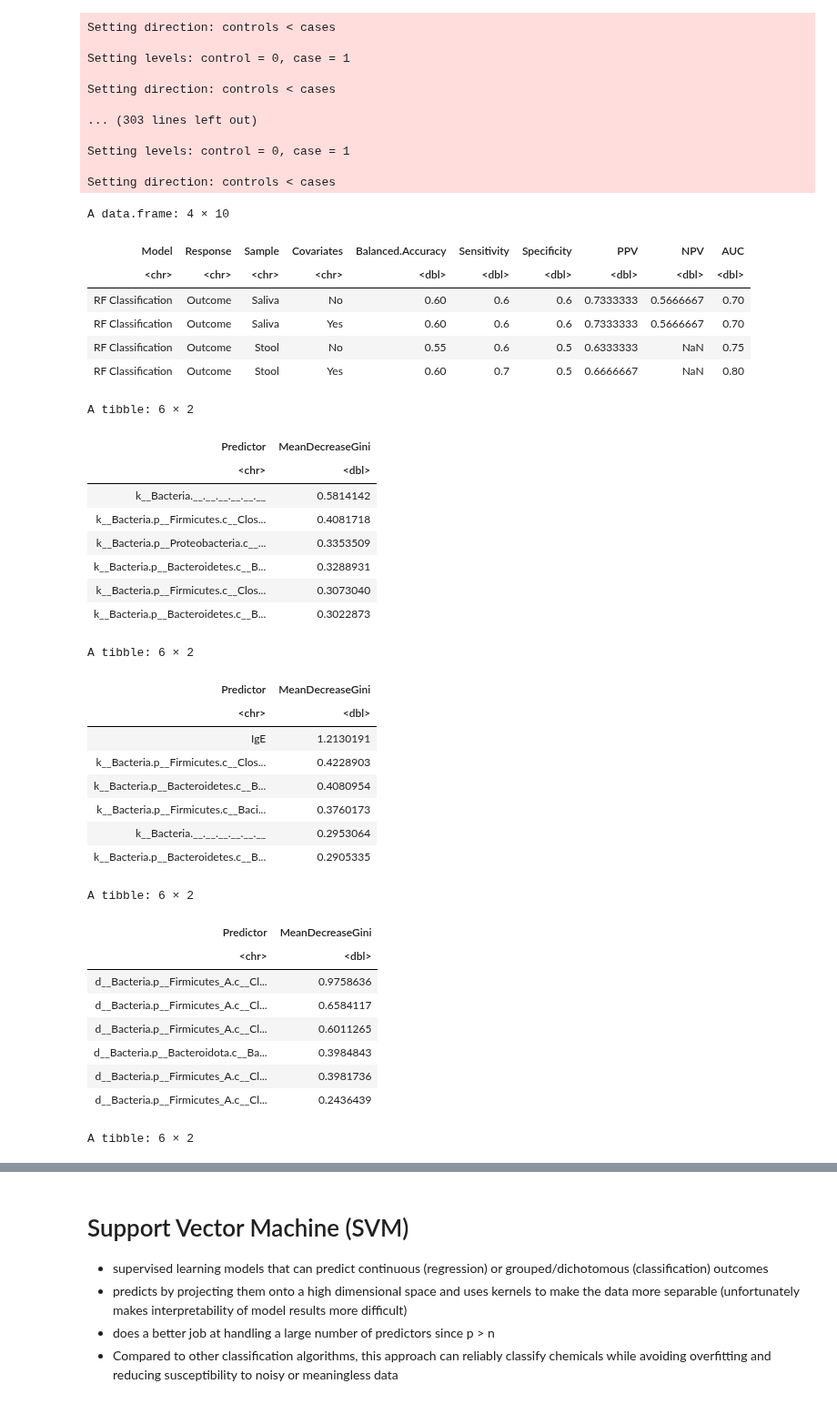
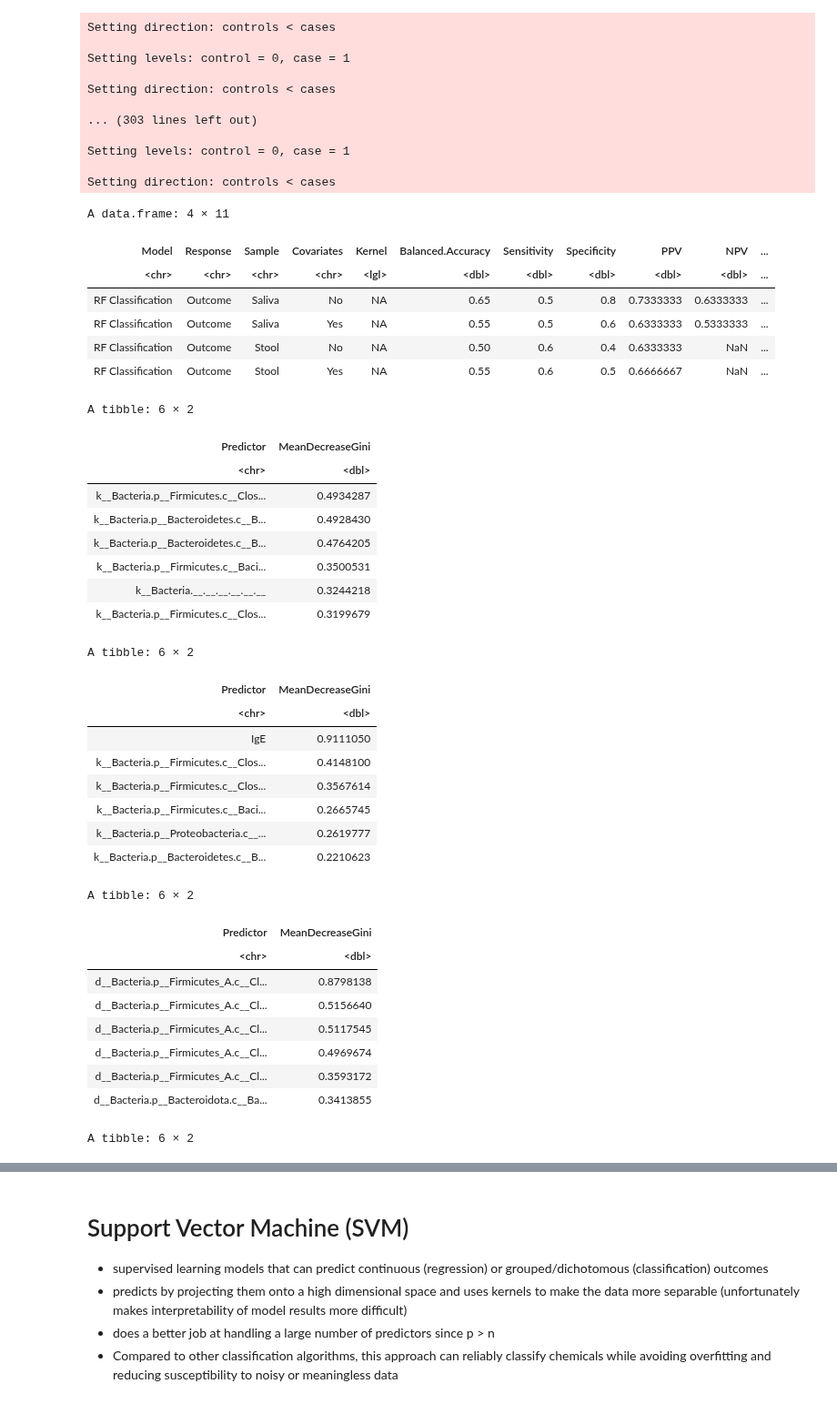
Before and after one commit to Ragerlab/P1013.-Microbiome-Peanut-Allergy, a Jupyter notebook: 4. ML Prediction/Outcome & IgE Prediction.ipynb, the cells around one changed output, grey strips where cells are left out. Shown at 91% size. Saved outputs shown, nothing was run; the diff lists cells and outputs as text; code cells hidden in the pictures.

```diff
--- a/4. ML Prediction/Outcome & IgE Prediction.ipynb
+++ b/4. ML Prediction/Outcome & IgE Prediction.ipynb
@@ -56,7 +56,7 @@ Using supervised ML to see if the outcome can be predicted using global microbio
 # %%
 combined_saliva_df = saliva_df %>%
     # normalizing
-    mutate(across(10:ncol(saliva_df), ~ log(.x + 1))) %>%
+    mutate(across(10:ncol(saliva_df), ~ log(.x + 2))) %>%
     # removing those failed the IgE protein
     filter(IgE_Binarized != 'Fail') %>%
     # ended up reassinging 'DS' to 'F' due to small sample size
@@ -64,7 +64,7 @@ combined_saliva_df = saliva_df %>%
            IgE_Binarized = relevel(factor(ifelse(IgE_Binarized == 'Low', 0, 1)), ref = "0"))
 
 combined_stool_df = stool_df  %>%
-    mutate(across(11:ncol(stool_df), ~ log(.x + 1))) %>%
+    mutate(across(11:ncol(stool_df), ~ log(.x + 2))) %>%
     filter(IgE_Binarized != 'Fail') %>%
     mutate(Outcome = relevel(factor(ifelse(Outcome %in% 'SU', 1, 0)), ref = "0"),
            IgE_Binarized = relevel(factor(ifelse(IgE_Binarized == 'Low', 0, 1)), ref = "0"))
@@ -342,52 +342,52 @@ Setting direction: controls < cases
 # %%
 # viewing results
 rf_confusion_matrix_bl = data.frame(Model = c(rep(c("RF Classification"), times = 4)),
                                  Response = c(rep(c("Outcome"), times = 4)),
                                  Sample = c(rep(c("Saliva"), times = 2), rep(c("Stool"), times = 2)),
-                                 Covariates = c(rep(c("No", "Yes"), times = 2)), rbind(rf_values_bl_saliva[[2]],
+                                 Covariates = c(rep(c("No", "Yes"), times = 2)), Kernel = NA, rbind(rf_values_bl_saliva[[2]],
                                 rf_values_bl_saliva_covariates[[2]], rf_values_bl_stool[[2]], rf_values_bl_stool_covariates[[2]]))
 rf_confusion_matrix_bl
 
 # viewing most significant features
 head(rf_values_bl_saliva[[3]])
 head(rf_values_bl_saliva_covariates[[3]])
 head(rf_values_bl_stool[[3]])
 head(rf_values_bl_stool_covariates[[3]])
 # %% [output]
-A data.frame: 4 × 10
+A data.frame: 4 × 11
-| Model | Response | Sample | Covariates | Balanced.Accuracy | Sensitivity | Specificity | PPV | NPV | AUC |
-| <chr> | <chr> | <chr> | <chr> | <dbl> | <dbl> | <dbl> | <dbl> | <dbl> | <dbl> |
-| RF Classification | Outcome | Saliva | No | 0.60 | 0.6 | 0.6 | 0.7333333 | 0.5666667 | 0.70 |
-| RF Classification | Outcome | Saliva | Yes | 0.60 | 0.6 | 0.6 | 0.7333333 | 0.5666667 | 0.70 |
-| RF Classification | Outcome | Stool | No | 0.55 | 0.6 | 0.5 | 0.6333333 | NaN | 0.75 |
-| RF Classification | Outcome | Stool | Yes | 0.60 | 0.7 | 0.5 | 0.6666667 | NaN | 0.80 |
+| Model | Response | Sample | Covariates | Kernel | Balanced.Accuracy | Sensitivity | Specificity | PPV | NPV | ... |
+| <chr> | <chr> | <chr> | <chr> | <lgl> | <dbl> | <dbl> | <dbl> | <dbl> | <dbl> | ... |
+| RF Classification | Outcome | Saliva | No | NA | 0.65 | 0.5 | 0.8 | 0.7333333 | 0.6333333 | ... |
+| RF Classification | Outcome | Saliva | Yes | NA | 0.55 | 0.5 | 0.6 | 0.6333333 | 0.5333333 | ... |
+| RF Classification | Outcome | Stool | No | NA | 0.50 | 0.6 | 0.4 | 0.6333333 | NaN | ... |
+| RF Classification | Outcome | Stool | Yes | NA | 0.55 | 0.6 | 0.5 | 0.6666667 | NaN | ... |
 A tibble: 6 × 2
 | Predictor | MeanDecreaseGini |
 | <chr> | <dbl> |
-| k__Bacteria.__.__.__.__.__.__ | 0.5814142 |
-| k__Bacteria.p__Firmicutes.c__Clos... | 0.4081718 |
-| k__Bacteria.p__Proteobacteria.c__... | 0.3353509 |
-| k__Bacteria.p__Bacteroidetes.c__B... | 0.3288931 |
-| k__Bacteria.p__Firmicutes.c__Clos... | 0.3073040 |
-| k__Bacteria.p__Bacteroidetes.c__B... | 0.3022873 |
+| k__Bacteria.p__Firmicutes.c__Clos... | 0.4934287 |
+| k__Bacteria.p__Bacteroidetes.c__B... | 0.4928430 |
+| k__Bacteria.p__Bacteroidetes.c__B... | 0.4764205 |
+| k__Bacteria.p__Firmicutes.c__Baci... | 0.3500531 |
+| k__Bacteria.__.__.__.__.__.__ | 0.3244218 |
+| k__Bacteria.p__Firmicutes.c__Clos... | 0.3199679 |
 A tibble: 6 × 2
 | Predictor | MeanDecreaseGini |
 | <chr> | <dbl> |
-| IgE | 1.2130191 |
-| k__Bacteria.p__Firmicutes.c__Clos... | 0.4228903 |
-| k__Bacteria.p__Bacteroidetes.c__B... | 0.4080954 |
-| k__Bacteria.p__Firmicutes.c__Baci... | 0.3760173 |
-| k__Bacteria.__.__.__.__.__.__ | 0.2953064 |
-| k__Bacteria.p__Bacteroidetes.c__B... | 0.2905335 |
+| IgE | 0.9111050 |
+| k__Bacteria.p__Firmicutes.c__Clos... | 0.4148100 |
+| k__Bacteria.p__Firmicutes.c__Clos... | 0.3567614 |
+| k__Bacteria.p__Firmicutes.c__Baci... | 0.2665745 |
+| k__Bacteria.p__Proteobacteria.c__... | 0.2619777 |
+| k__Bacteria.p__Bacteroidetes.c__B... | 0.2210623 |
 A tibble: 6 × 2
 | Predictor | MeanDecreaseGini |
 | <chr> | <dbl> |
-| d__Bacteria.p__Firmicutes_A.c__Cl... | 0.9758636 |
-| d__Bacteria.p__Firmicutes_A.c__Cl... | 0.6584117 |
-| d__Bacteria.p__Firmicutes_A.c__Cl... | 0.6011265 |
-| d__Bacteria.p__Bacteroidota.c__Ba... | 0.3984843 |
-| d__Bacteria.p__Firmicutes_A.c__Cl... | 0.3981736 |
-| d__Bacteria.p__Firmicutes_A.c__Cl... | 0.2436439 |
+| d__Bacteria.p__Firmicutes_A.c__Cl... | 0.8798138 |
+| d__Bacteria.p__Firmicutes_A.c__Cl... | 0.5156640 |
+| d__Bacteria.p__Firmicutes_A.c__Cl... | 0.5117545 |
+| d__Bacteria.p__Firmicutes_A.c__Cl... | 0.4969674 |
+| d__Bacteria.p__Firmicutes_A.c__Cl... | 0.3593172 |
+| d__Bacteria.p__Bacteroidota.c__Ba... | 0.3413855 |
 A tibble: 6 × 2
 | Predictor | MeanDecreaseGini |
 | <chr> | <dbl> |
```
Also changed, not shown: parts of 12 cells of this notebook.
